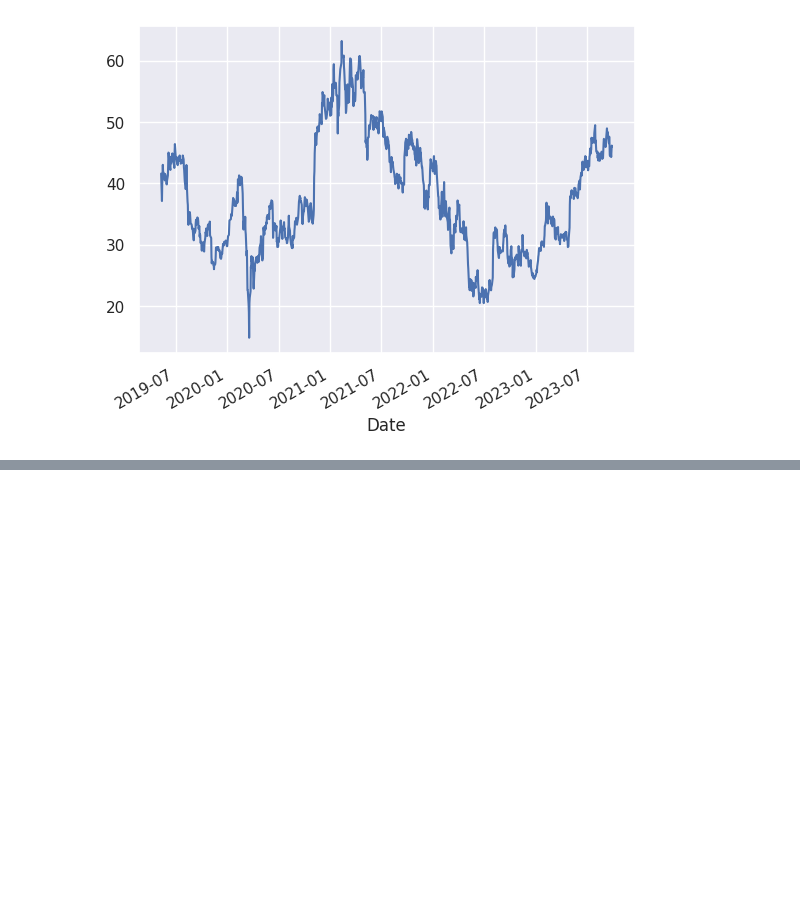
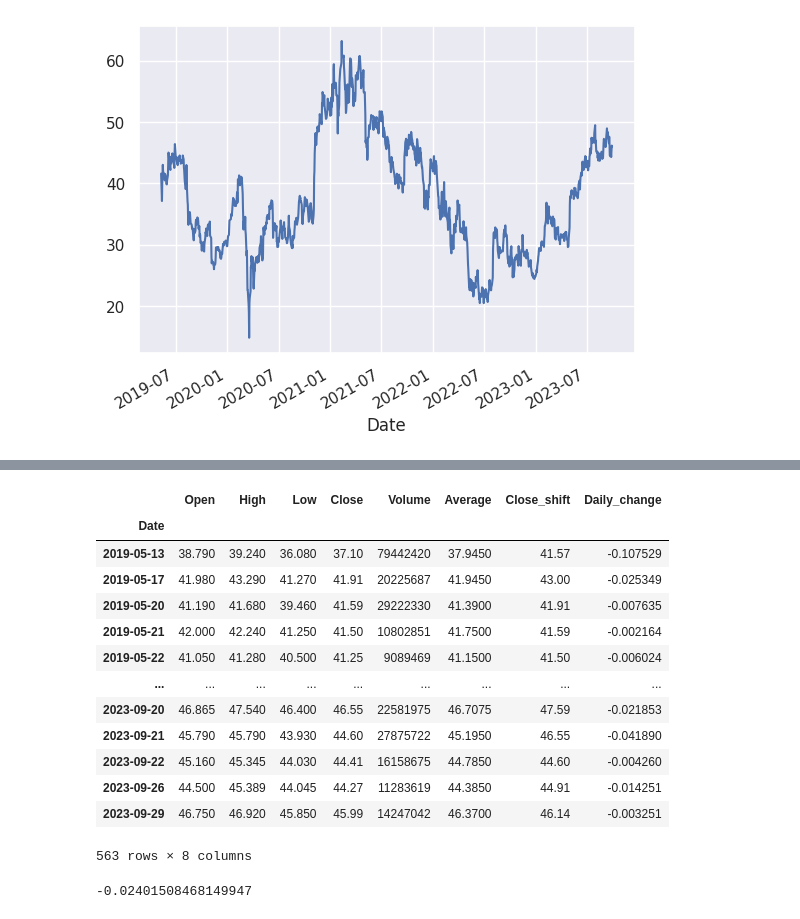
Before and after one commit to Krawieckk/data-science-bootcamp, a Jupyter notebook: 02_dane_gieldowe.ipynb, the cells around one changed output, grey strips where cells are left out. Saved outputs shown, nothing was run; the diff lists cells and outputs as text; code cells hidden in the pictures; blank space fills up the shorter version.

```diff
--- a/02_dane_gieldowe.ipynb
+++ b/02_dane_gieldowe.ipynb
@@ -430,0 +498,22 @@ df.Close.plot()
+# %%
+df_negative = df[df.Daily_change < 0]
+df_negative
+# %% [output]
+|  | Open | High | Low | Close | Volume | Average | Close_shift | Daily_change |
+| Date |  |  |  |  |  |  |  |  |
+| 2019-05-13 | 38.790 | 39.240 | 36.080 | 37.10 | 79442420 | 37.9450 | 41.57 | -0.107529 |
+| 2019-05-17 | 41.980 | 43.290 | 41.270 | 41.91 | 20225687 | 41.9450 | 43.00 | -0.025349 |
+| 2019-05-20 | 41.190 | 41.680 | 39.460 | 41.59 | 29222330 | 41.3900 | 41.91 | -0.007635 |
+| 2019-05-21 | 42.000 | 42.240 | 41.250 | 41.50 | 10802851 | 41.7500 | 41.59 | -0.002164 |
+| 2019-05-22 | 41.050 | 41.280 | 40.500 | 41.25 | 9089469 | 41.1500 | 41.50 | -0.006024 |
+| ... | ... | ... | ... | ... | ... | ... | ... | ... |
+| 2023-09-20 | 46.865 | 47.540 | 46.400 | 46.55 | 22581975 | 46.7075 | 47.59 | -0.021853 |
+| 2023-09-21 | 45.790 | 45.790 | 43.930 | 44.60 | 27875722 | 45.1950 | 46.55 | -0.041890 |
+| 2023-09-22 | 45.160 | 45.345 | 44.030 | 44.41 | 16158675 | 44.7850 | 44.60 | -0.004260 |
+| 2023-09-26 | 44.500 | 45.389 | 44.045 | 44.27 | 11283619 | 44.3850 | 44.91 | -0.014251 |
+| 2023-09-29 | 46.750 | 46.920 | 45.850 | 45.99 | 14247042 | 46.3700 | 46.14 | -0.003251 |
+563 rows × 8 columns
+# %%
+df_negative.Daily_change.mean()
+# %% [output]
+-0.02401508468149947
```
Also changed, not shown: parts of 11 cells of this notebook.
